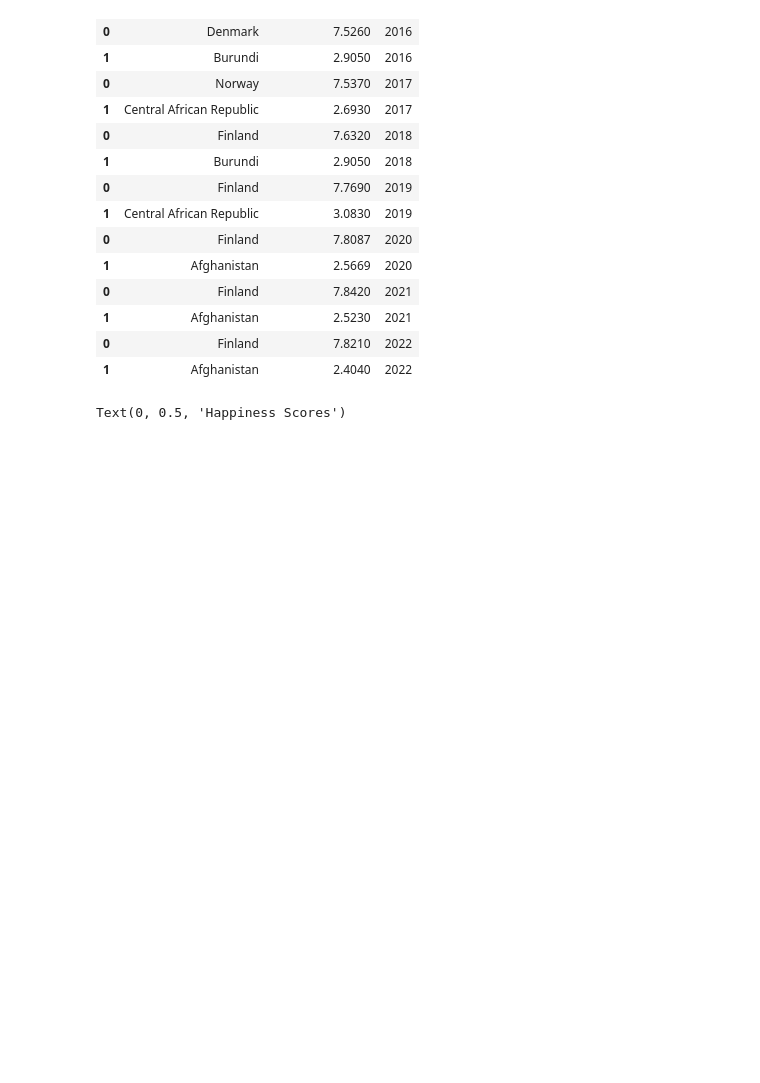
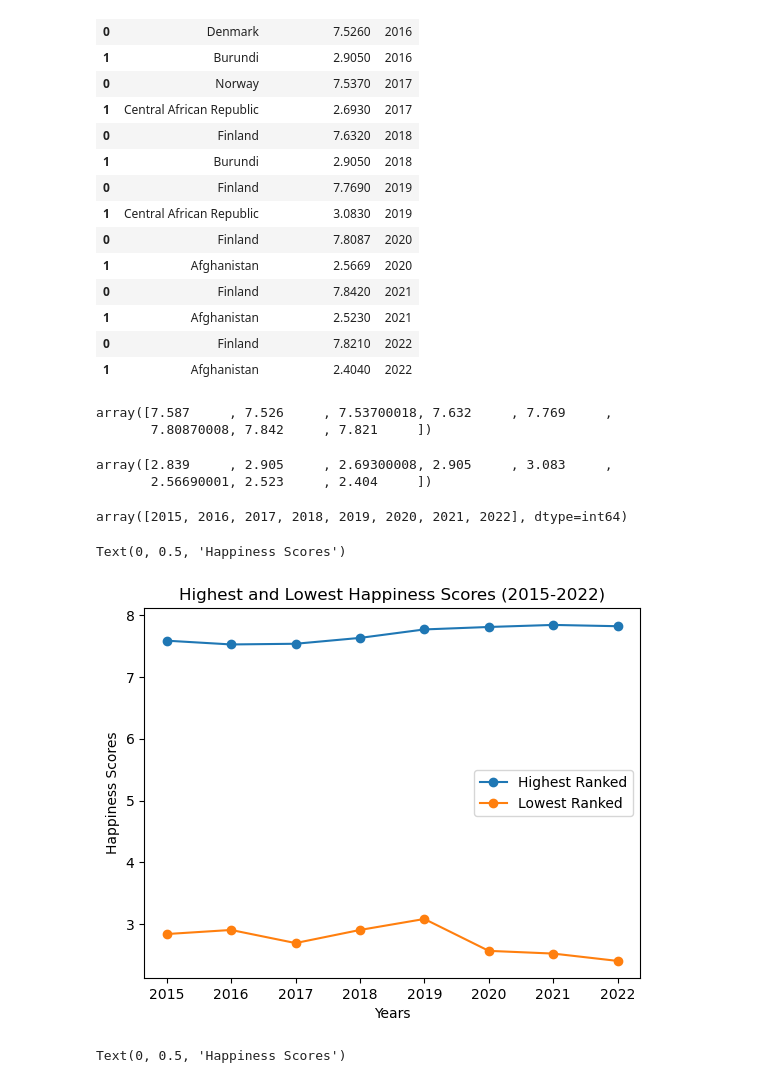
Before and after one commit to emily-curlin/Project1, a Jupyter notebook: world_happiness_lauren.ipynb, the cells around one changed output. Drawn from its saved outputs; the diff is of its cells as text; code cells hidden in the pictures; blank space fills up the shorter version.

Commit message:
refined charts

```diff
--- a/world_happiness_lauren.ipynb
+++ b/world_happiness_lauren.ipynb
@@ -471,5 +471,35 @@ final_df
 | 1 | Afghanistan | 2.5230 | 2021 |
 | 0 | Finland | 7.8210 | 2022 |
 | 1 | Afghanistan | 2.4040 | 2022 |
+# %%
+final_df.loc[final_df.index==0, "Happiness Score"].values
+# %% [output]
+array([7.587     , 7.526     , 7.53700018, 7.632     , 7.769     ,
+       7.80870008, 7.842     , 7.821     ])
+# %%
+final_df.loc[final_df.index==1, "Happiness Score"].values
+# %% [output]
+array([2.839     , 2.905     , 2.69300008, 2.905     , 3.083     ,
+       2.56690001, 2.523     , 2.404     ])
+# %%
+final_df["Year"].unique()
+# %% [output]
+array([2015, 2016, 2017, 2018, 2019, 2020, 2021, 2022], dtype=int64)
+# %%
+#Create a line chart using data from final_df -Lauren
+
+df = pd.DataFrame({
+    'Highest Ranked': final_df.loc[final_df.index==0, "Happiness Score"].values,
+    'Lowest Ranked': final_df.loc[final_df.index==1, "Happiness Score"].values
+}, index=final_df["Year"].unique())
+lines = df.plot(marker="o")
+
+
+plt.title('Highest and Lowest Happiness Scores (2015-2022)')
+plt.xlabel('Years')
+plt.ylabel('Happiness Scores')
+# %% [output]
+Text(0, 0.5, 'Happiness Scores')
+[figure, added]
 # %%
 #Create a line chart using data from final_df -Lauren
```
Also changed, not shown: parts of 2 cells of this notebook.
